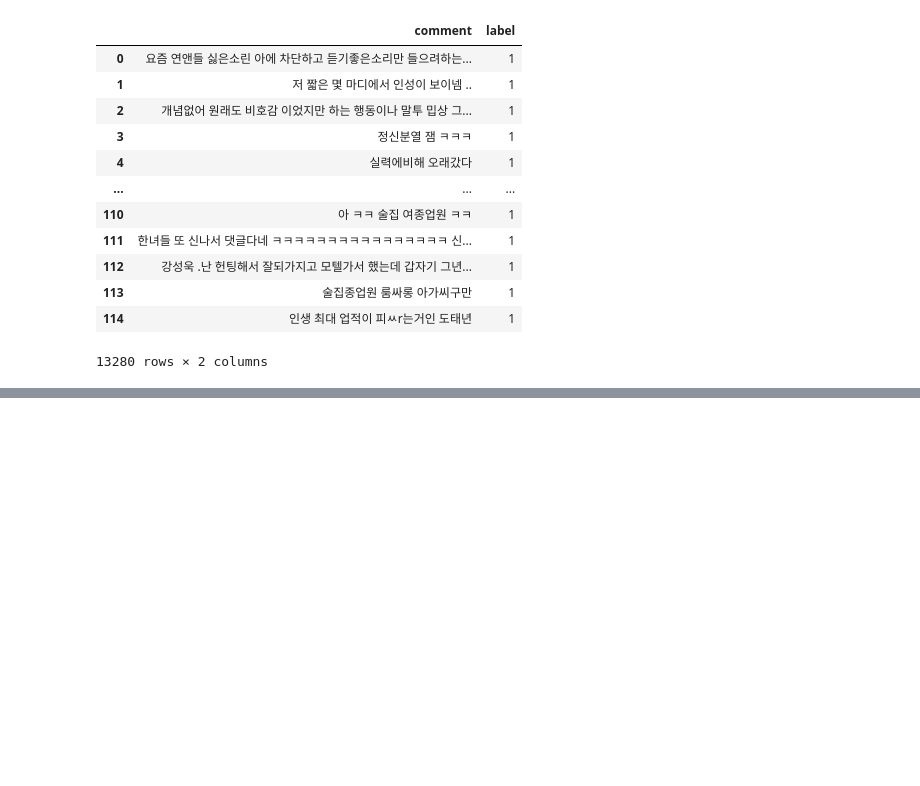
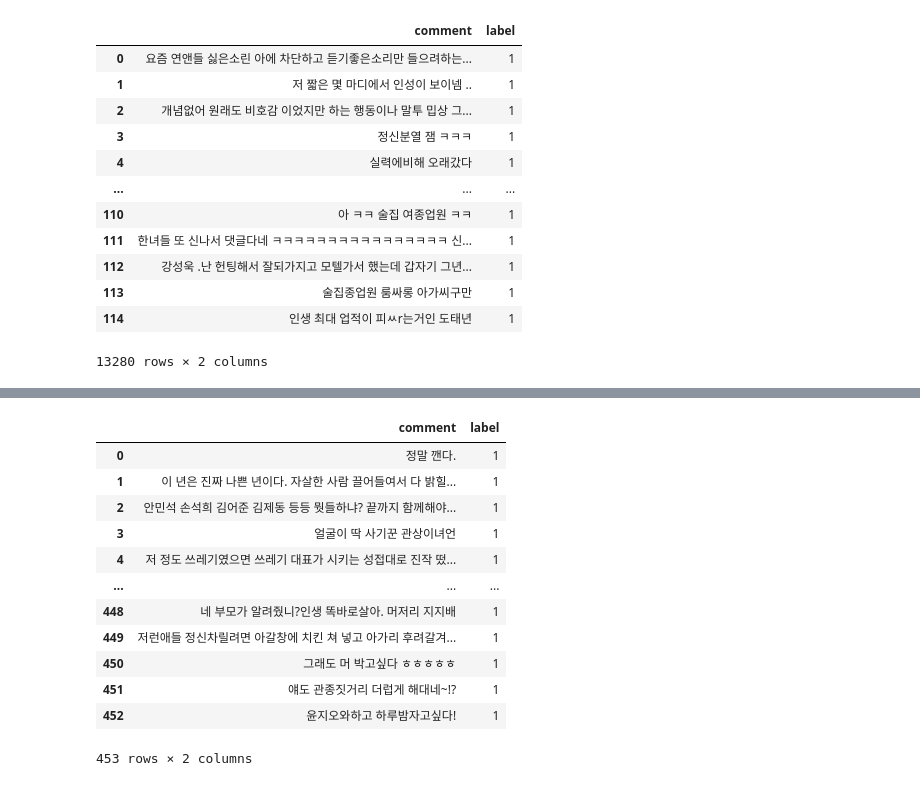
Before and after one commit to sooyeon-go/grad_project, a Jupyter notebook: comment_crawling_r/comment2_csv.ipynb, the cells around one changed output, grey strips where cells are left out. Saved outputs shown, nothing was run; the diff lists cells and outputs as text; code cells hidden in the pictures; blank space fills up the shorter version.

```diff
--- a/comment_crawling_r/comment2_csv.ipynb
+++ b/comment_crawling_r/comment2_csv.ipynb
@@ -955,0 +980,17 @@ fi14
+# %%
+dic16 = pd.read_csv('n_comment23_csv.csv',encoding = 'cp949')
+dic16
+# %% [output]
+|  | comment | label |
+| 0 | 정말 깬다. | 1 |
+| 1 | 이 년은 진짜 나쁜 년이다. 자살한 사람 끌어들여서 다 밝힐... | 1 |
+| 2 | 안민석 손석희 김어준 김제동 등등 뭣들하냐? 끝까지 함께해야... | 1 |
+| 3 | 얼굴이 딱 사기꾼 관상이녀언 | 1 |
+| 4 | 저 정도 쓰레기였으면 쓰레기 대표가 시키는 성접대로 진작 떴... | 1 |
+| ... | ... | ... |
+| 448 | 네 부모가 알려줬니?인생 똑바로살아. 머저리 지지배 | 1 |
+| 449 | 저런애들 정신차릴려면 아갈창에 치킨 쳐 넣고 아가리 후려갈겨... | 1 |
+| 450 | 그래도 머 박고싶다 ㅎㅎㅎㅎㅎ | 1 |
+| 451 | 얘도 관종짓거리 더럽게 해대네~!? | 1 |
+| 452 | 윤지오와하고 하루밤자고싶다! | 1 |
+453 rows × 2 columns
```
Also changed, not shown: parts of 2 cells of this notebook.
